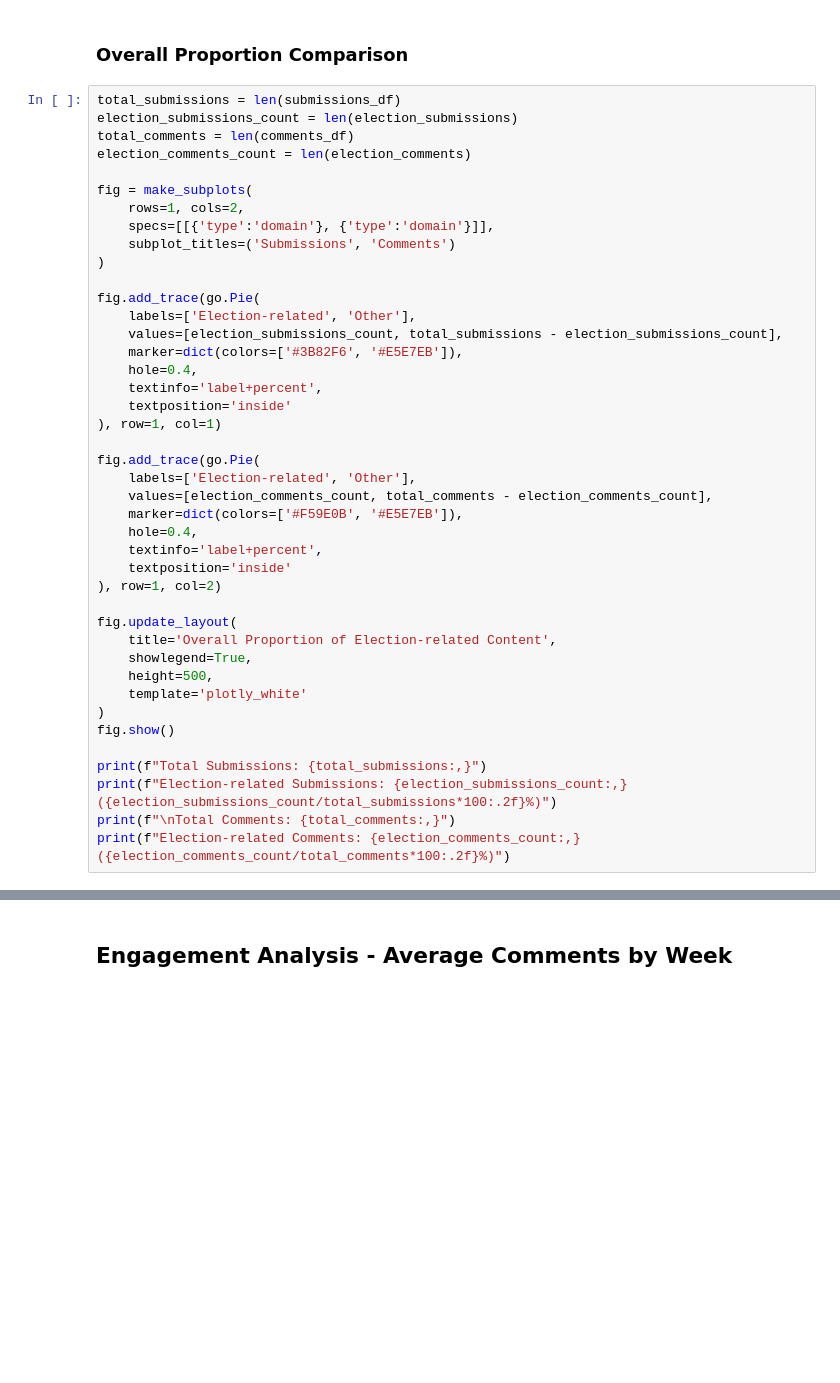
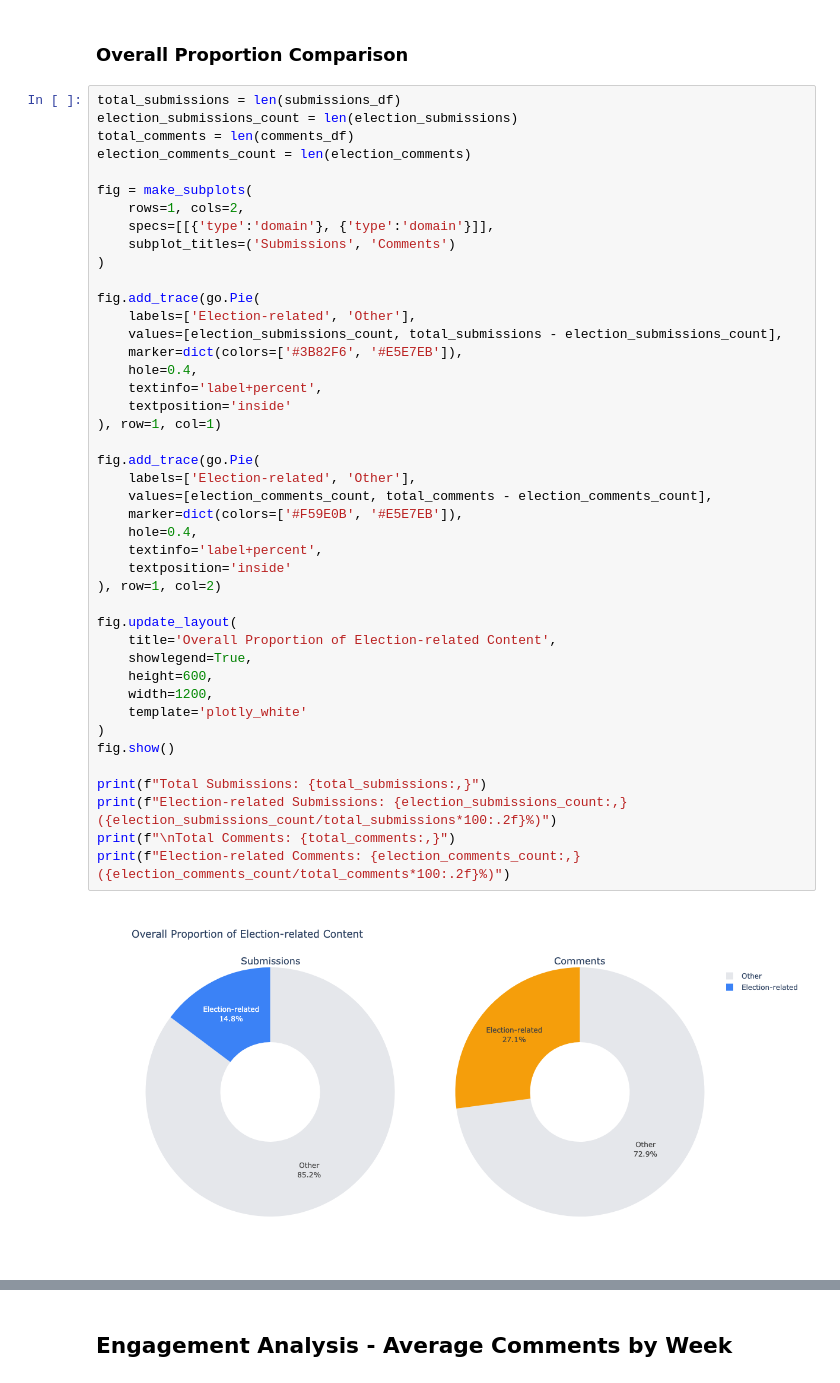
Before and after one commit to volodymyr2126/CSS-reddit-research, a Jupyter notebook: eda.ipynb, the cells around one changed output, grey strips where cells are left out. Cells and saved outputs as stored; diff of their text form; blank space fills up the shorter version.

```diff
--- a/eda.ipynb
+++ b/eda.ipynb
@@ -491,32 +571,34 @@ fig = make_subplots(
 fig.add_trace(go.Pie(
     labels=['Election-related', 'Other'],
     values=[election_submissions_count, total_submissions - election_submissions_count],
     marker=dict(colors=['#3B82F6', '#E5E7EB']),
     hole=0.4,
     textinfo='label+percent',
     textposition='inside'
 ), row=1, col=1)
 
 fig.add_trace(go.Pie(
     labels=['Election-related', 'Other'],
     values=[election_comments_count, total_comments - election_comments_count],
     marker=dict(colors=['#F59E0B', '#E5E7EB']),
     hole=0.4,
     textinfo='label+percent',
     textposition='inside'
 ), row=1, col=2)
 
 fig.update_layout(
     title='Overall Proportion of Election-related Content',
     showlegend=True,
-    height=500,
+    height=600,
+    width=1200,
     template='plotly_white'
 )
 fig.show()
 
 print(f"Total Submissions: {total_submissions:,}")
 print(f"Election-related Submissions: {election_submissions_count:,} ({election_submissions_count/total_submissions*100:.2f}%)")
 print(f"\nTotal Comments: {total_comments:,}")
 print(f"Election-related Comments: {election_comments_count:,} ({election_comments_count/total_comments*100:.2f}%)")
 # %% [output]
+[figure, added]
 Total Submissions: 355,382
```
Also changed, not shown: parts of 41 cells of this notebook, 1 other file.
